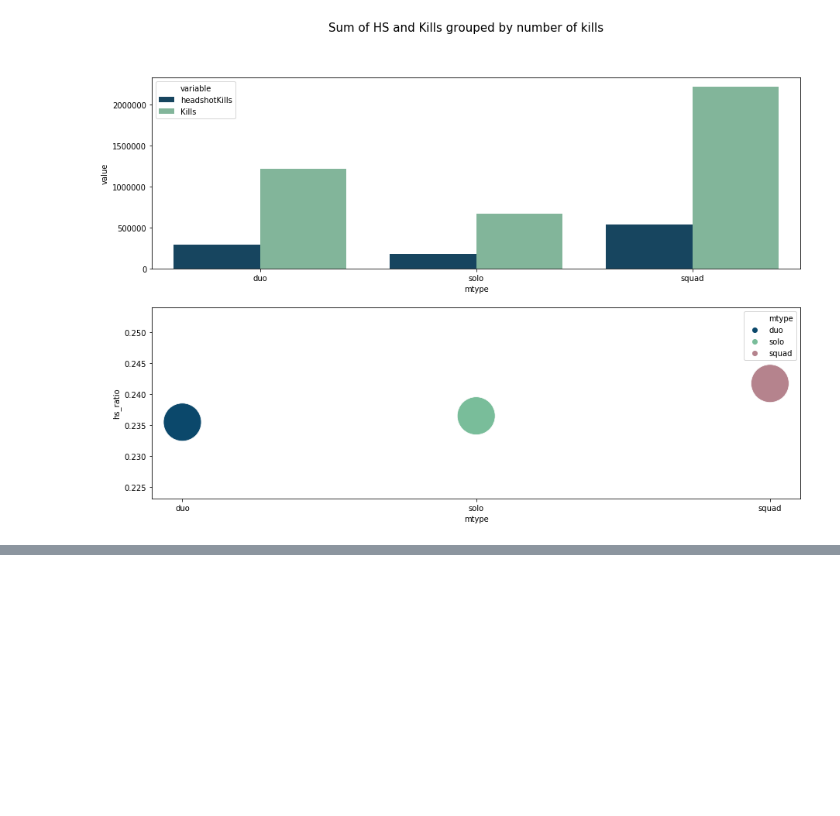
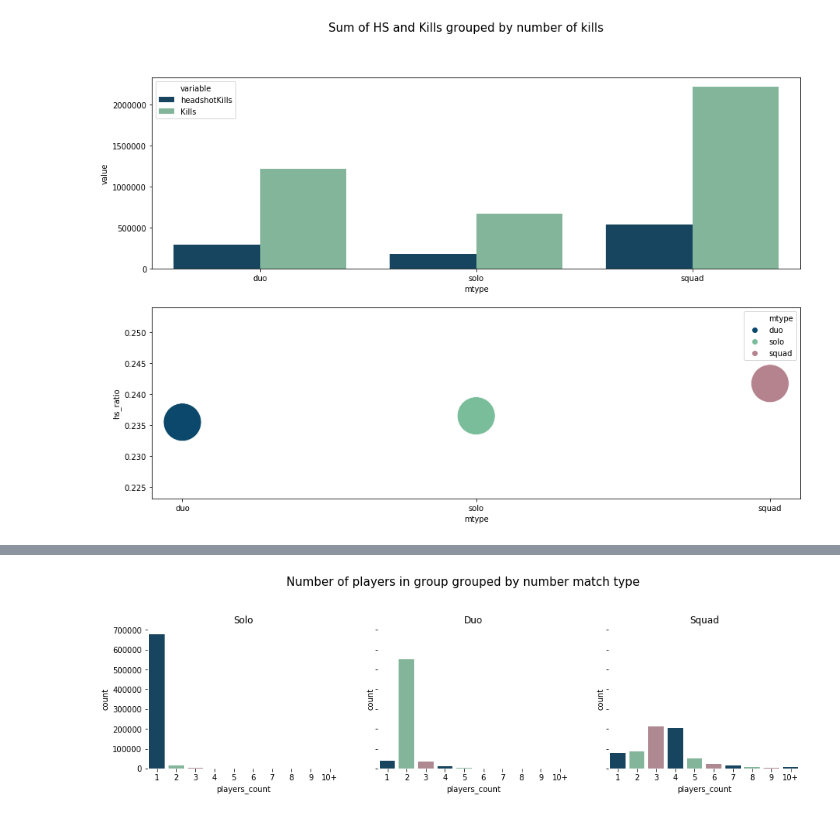
Before and after one commit to JakubPluta/EDA-ML, a Jupyter notebook: PUBG - battle royal game EDA.ipynb, the cells around one changed output, grey strips where cells are left out. Drawn from its saved outputs; the diff is of its cells as text; code cells hidden in the pictures; blank space fills up the shorter version.

```diff
--- a/PUBG - battle royal game EDA.ipynb
+++ b/PUBG - battle royal game EDA.ipynb
@@ -444,3 +444,9 @@ f = sns.barplot(y='value',x='mtype',hue='variable',data=df1_tidy,palette=['#0B48
 f0 = sns.scatterplot(y='hs_ratio',x='mtype',data=df1,ax=ax[1],s=2400,hue='mtype',palette=['#0B486B','#79BD9A','#B5838D'])
 # %% [output]
 [figure]
+# %%
+# players in group
+player_groups = data.groupby(['matchId','groupId','mtype'])['Id'].count().to_frame('players_count').reset_index()
+player_groups.loc[player_groups['players_count']>9,'players_count'] = '10+'
+player_groups['players_count'] = player_groups['players_count'].astype(str)
+player_groups['players_count'].value_counts()
@@ -446,0 +465,19 @@ f0 = sns.scatterplot(y='hs_ratio',x='mtype',data=df1,ax=ax[1],s=2400,hue='mtype'
+# %%
+f,ax = plt.subplots(1,3,figsize=(15,4),sharey=True)
+f.subplots_adjust(top=0.75)
+plt.suptitle('Number of players in group grouped by number match type',fontsize=15);
+co1 = sns.countplot(x='players_count',
+              data=player_groups[player_groups['mtype']=='solo'],
+              order=['1','2','3','4','5','6','7','8','9','10+'],palette=['#0B486B','#79BD9A','#B5838D'],ax=ax[0] )
+co1.set_title('Solo');
+co2 = sns.countplot(x='players_count',
+              data=player_groups[player_groups['mtype']=='duo'],
+              order=['1','2','3','4','5','6','7','8','9','10+'],palette=['#0B486B','#79BD9A','#B5838D'],ax=ax[1] )
+co2.set_title('Duo');
+co3 = sns.countplot(x='players_count',
+              data=player_groups[player_groups['mtype']=='squad'],
+              order=['1','2','3','4','5','6','7','8','9','10+'],palette=['#0B486B','#79BD9A','#B5838D'],ax=ax[2] )
+co3.set_title('Squad');
+sns.despine(left=True, bottom=True)
+# %% [output]
+[figure, added]
```
Also changed, not shown: parts of 14 cells of this notebook.
